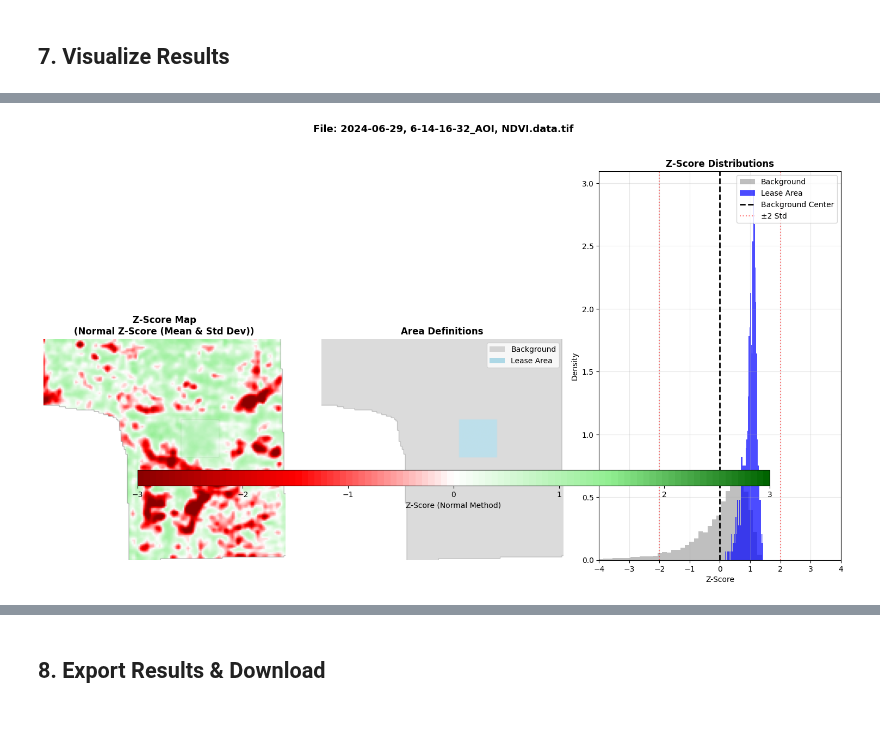
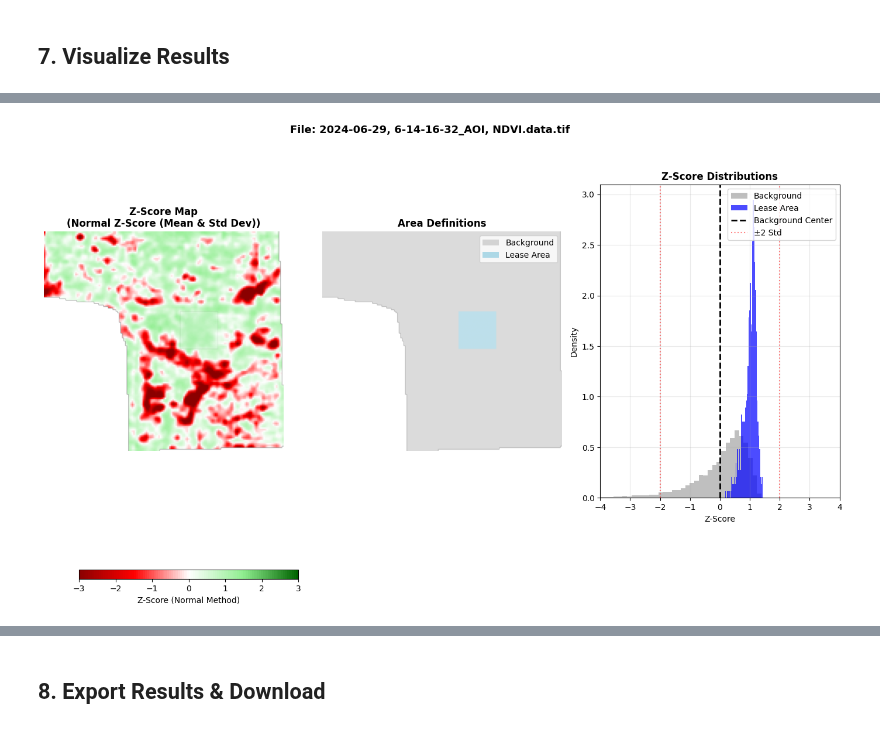
Before and after one commit to lawrencejesse/Sentinel2_Extractor, a Jupyter notebook: Reclamation_Assessment_Z_Score_Enhanced.ipynb, the cells around one changed output, grey strips where cells are left out. Saved outputs shown, nothing was run; the diff lists cells and outputs as text; code cells hidden in the pictures.

```diff
--- a/Reclamation_Assessment_Z_Score_Enhanced.ipynb
+++ b/Reclamation_Assessment_Z_Score_Enhanced.ipynb
@@ -677,15 +677,79 @@ def plot_z_score_results(result: Dict, figsize=(15, 8)):
     axes[2].grid(True, alpha=0.3)
     axes[2].set_xlim(-4, 4)
 
-    # Add colorbar
-    cbar = plt.colorbar(im1, ax=axes, orientation='horizontal', pad=0.1, aspect=40)
-    cbar.set_label(f'Z-Score ({result["method"].capitalize()} Method)', fontsize=10)
-
     # Add title
     fig.suptitle(f"File: {result['filename']}", fontsize=13, fontweight='bold', y=1.02)
 
-    plt.tight_layout()
+    # Adjust subplot layout to bump them up and make space for colorbar
+    plt.tight_layout(rect=[0.05, 0.15, 0.98, 0.98]) # [left, bottom, right, top]
+
+    # Add colorbar in custom bottom-left axis
+    # [left, bottom, width, height] as fractions of figure width/height
+    cbar_ax = fig.add_axes([0.1, 0.05, 0.25, 0.02]) # Bottom left, 1/4 width, thin
+    cbar = fig.colorbar(im1, cax=cbar_ax, orientation='horizontal')
+    cbar.set_label(f'Z-Score ({result["method"].capitalize()} Method)', fontsize=10)
+
     return fig
+
+def create_individual_visualizations(result: Dict, output_dir: str) -> List[str]:
+    """
+    Creates and saves individual visualization components.
+    This example will save a Z-score map as a separate file.
+    """
+    saved_files = []
+    base_name = os.path.splitext(result['filename'])[0]
+
+    # Save Z-score map
+    fig, ax = plt.subplots(1, 1, figsize=(10, 8))
+    cmap = mcolors.LinearSegmentedColormap.from_list('z_score', ['darkred', 'red', 'white', 'lightgreen', 'darkgreen'], N=100)
+    vmin, vmax = -3, 3
+    im = ax.imshow(result['z_score_raster'], cmap=cmap, vmin=vmin, vmax=vmax)
+    ax.set_title(f'Z-Score Map: {os.path.basename(result["filename"])}\n({result["method_label"]})', fontweight='bold')
+    ax.axis('off')
+    plt.colorbar(im, ax=ax, orientation='horizontal', pad=0.05, label=f'Z-Score ({result["method"].capitalize()} Method)')
+
+    # Add lease boundary overlay
+    lease_mask = result['lease_mask']
+    lease_overlay = np.ma.masked_where(~lease_mask, np.ones_like(result['z_score_raster']))
+    ax.imshow(lease_overlay, alpha=0.2, cmap='Blues')
+
+    zscore_map_file = os.path.join(output_dir, f"{base_name}_zscore_map.png")
+    fig.savefig(zscore_map_file, dpi=150, bbox_inches='tight', facecolor='white')
+    saved_files.append(zscore_map_file)
+    plt.close(fig)
+    return saved_files
+
+def create_distribution_histogram_visualization(result: Dict, output_dir: str) -> str:
+    """
+    Creates and saves only the z-score distribution histogram.
+    """
+    base_name = os.path.splitext(result['filename'])[0]
+    z_raster = result['z_score_raster']
+    lease_mask = result['lease_mask']
+    background_mask = result['background_mask']
+
+    fig_hist, ax_hist = plt.subplots(1, 1, figsize=(8, 6))
+
+    lease_z = z_raster[lease_mask & ~np.isnan(z_raster)]
+    background_z = z_raster[background_mask & ~np.isnan(z_raster)]
+
+    ax_hist.hist(background_z, bins=50, alpha=0.5, label='Background', color='gray', density=True)
+    ax_hist.hist(lease_z, bins=50, alpha=0.7, label='Lease Area', color='blue', density=True)
+    ax_hist.axvline(0, color='black', linestyle='--', linewidth=2, label='Background Center')
+    ax_hist.axvline(-2, color='red', linestyle=':', alpha=0.5)
+    ax_hist.axvline(2, color='red', linestyle=':', alpha=0.5, label='±2 Std')
+
+    ax_hist.set_xlabel('Z-Score', fontsize=10)
+    ax_hist.set_ylabel('Density', fontsize=10)
+    ax_hist.set_title(f'Z-Score Distributions: {os.path.basename(result["filename"])}', fontweight='bold')
+    ax_hist.legend(loc='upper right')
+    ax_hist.grid(True, alpha=0.3)
+    ax_hist.set_xlim(-4, 4)
+
+    histogram_file = os.path.join(output_dir, f"{base_name}_zscore_distribution.png")
+    fig_hist.savefig(histogram_file, dpi=150, bbox_inches='tight', facecolor='white')
+    plt.close(fig_hist)
+    return histogram_file
 
 # Visualize results and save to files
 if processed_rasters:
@@ -719,15 +783,22 @@ if processed_rasters:
         else:
             plt.close(fig_combined)
 
-        # Create individual visualizations
+        # Create individual visualizations (e.g., Z-score map)
         viz_files = create_individual_visualizations(result, viz_output_dir)
         all_viz_files.extend(viz_files)
 
-        # Store visualization files in result for later archiving
+        # Create and save the distribution histogram
+        histogram_file = create_distribution_histogram_visualization(result, viz_output_dir)
+        all_viz_files.append(histogram_file)
+        viz_files.append(histogram_file)
+
+        # Store all visualization files in result for later archiving
         result['viz_files'] = viz_files + [combined_file]
 
         print(f"   ✅ Created {len(result['viz_files'])} visualization files")
 
     print(f"\n✅ Total visualizations created: {len(all_viz_files)} files")
     print("   These will be included in the download archive")
+else:
+    print("❌ No data to process")
 # %% [output]
@@ -737 +809 @@ Visualization 1/3
-[figure, old version]
+[figure, new version]
```
Also changed, not shown: parts of 3 cells of this notebook.
